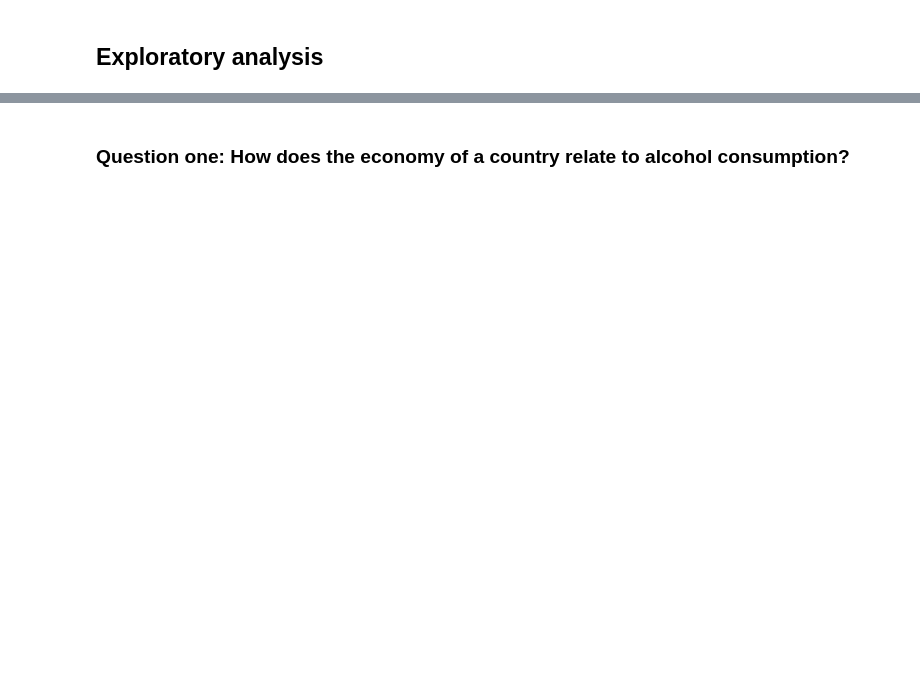
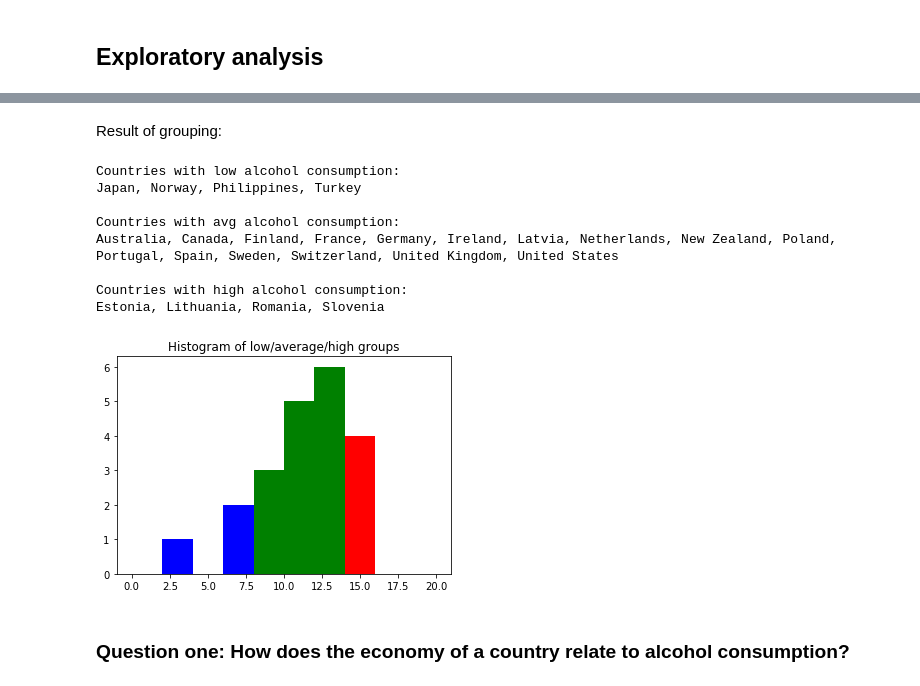
Before and after one commit to sborde/udacity-dand, a Jupyter notebook: P2_IntroToDataAnalysis/IntroToDataAnalysis_FinalProject.ipynb, the cells around one changed output, grey strips where cells are left out. Drawn from its saved outputs; the diff is of its cells as text; code cells hidden in the pictures; blank space fills up the shorter version.

```diff
--- a/P2_IntroToDataAnalysis/IntroToDataAnalysis_FinalProject.ipynb
+++ b/P2_IntroToDataAnalysis/IntroToDataAnalysis_FinalProject.ipynb
@@ -27,6 +27,7 @@ Using these variables, I decided to research this three questions:
 import numpy as np
 import pandas as pd
 import matplotlib.pyplot as plt
+import scipy.stats as sts
 
 # Magic word for plots
 %matplotlib inline
@@ -34,6 +35,8 @@ import matplotlib.pyplot as plt
 # Define basic variables
 DATA_DIR = 'ds'
 FILE_NAMES = ['alcohol', 'smoking', 'income', 'unemployment']
+levels = ['low', 'avg', 'high'] # alcohol consumption level
+level_colors = {'low': 'b', 'avg': 'g', 'high': 'r'} # color for level
 # %%
 # Utility function definitions
 # %% [markdown]
@@ -176,2 +181,28 @@ ValueError: The truth value of a Series is ambiguous. Use a.empty, a.bool(), a.i
+# %%
+z_values = (df.loc[:, 'alcohol'] - df.loc[:, 'alcohol'].mean()) / df.loc[:, 'alcohol'].std()
+countries_by_class = {}
+countries_by_class['low'] = list(z_values.loc[z_values < -1].index)
+countries_by_class['avg'] = list(z_values.loc[(-1 < z_values) & (z_values < 1)].index)
+countries_by_class['high'] = list(z_values.loc[z_values > 1].index)
+# %% [markdown]
+Result of grouping:
+# %%
+df_per_class = {}
+for (group, members) in countries_by_class.items() :
+    print('Countries with ' + group + ' alcohol consumption:\n{}'.format(', '.join(members)), end='\n\n')
+    df_per_class[group] = df.loc[members]
+    df_per_class[group].loc[:, 'alcohol'].hist(grid=False, bins=10, range=(0,20), color=level_colors[group])
+
+plot_title = plt.title('Histogram of low/average/high groups')
+# %% [output]
+Countries with low alcohol consumption:
+Japan, Norway, Philippines, Turkey
+
+Countries with avg alcohol consumption:
+Australia, Canada, Finland, France, Germany, Ireland, Latvia, Netherlands, New Zealand, Poland, Portugal, Spain, Sweden, Switzerland, United Kingdom, United States
+
+Countries with high alcohol consumption:
+Estonia, Lithuania, Romania, Slovenia
+[figure, added]
 # %% [markdown]
 ### Question one: How does the economy of a country relate to alcohol consumption?
```
Also changed, not shown: parts of 32 cells of this notebook.
